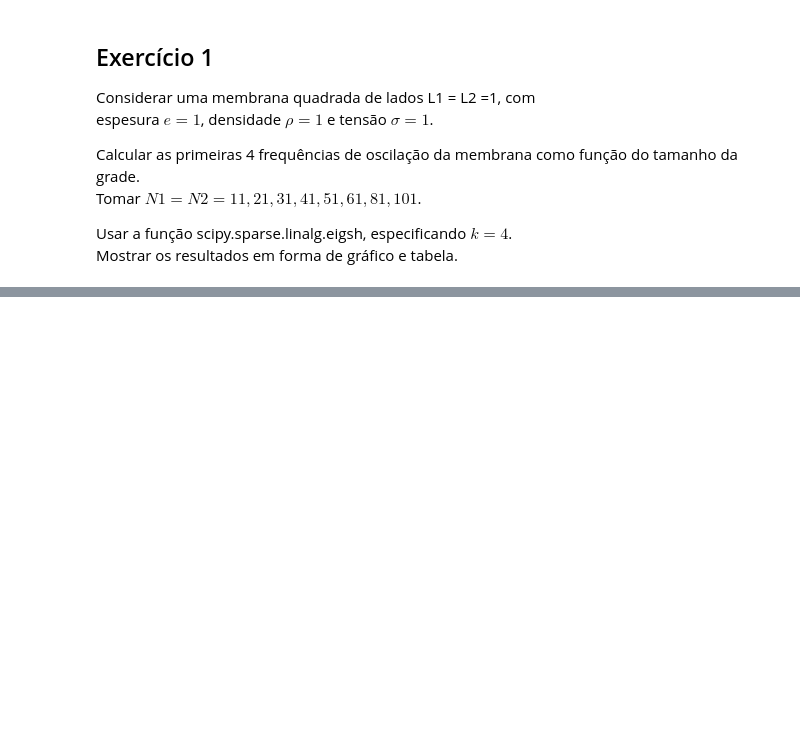
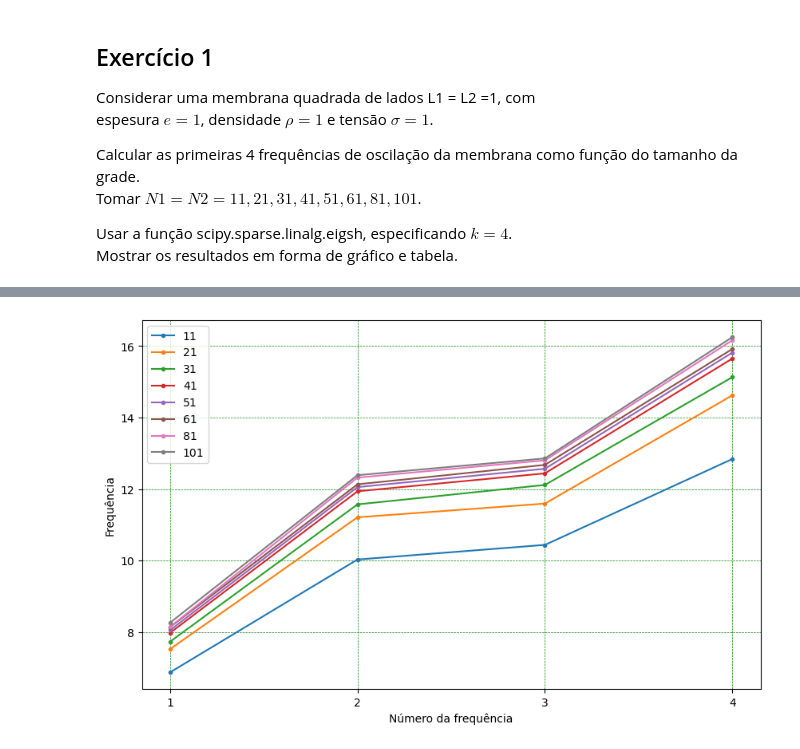
Before and after one commit to Ellocofonseca/C-lculo_Num-rico_Membranasa, a Jupyter notebook: Trabalho2.ipynb, the cells around one changed output, grey strips where cells are left out. Cells and saved outputs as stored; diff of their text form; code cells hidden in the pictures; blank space fills up the shorter version.

```diff
--- a/Trabalho2.ipynb
+++ b/Trabalho2.ipynb
@@ -95,0 +141,40 @@ para uma membrana de forma triangular.<br>
+# %%
+N=[11, 21, 31, 41, 51, 61, 81, 101]    #TAMANHO DAS GRADES ("precisão")
+freqNum=4                              #NUMERO DE FREQUENCIAS QUE SERÃO CALCULADAS
+
+Freq=np.zeros(shape=(len(N),freqNum))  #MATRIZ QUE VAI ARMAZENAR AS FREQUENCIAS DE ACORDO COM O TAMANHO DE GRADE
+
+L1=L2=1         #DISCRETIZAÇÕES DO PROBLEMA
+sigma=rho=e=1
+
+for i in range (len(N)):
+
+    delta=L1/(N[i]-1)   #CALCULO DO DELTA ENTRE CADA PONTO DA GRADE
+    K,M=BuildMatrizesEigenTri(N[i], N[i], sigma, rho, e, delta) #MONTANDO AS MATRIZES KM
+
+    Lam, Q = scp.sparse.linalg.eigsh(K, k=freqNum, M=M, which='SM') #CALCULO DAS 4 PRIMEIRAS FREQUENCIAS DE OSCILACAO
+    omegas = np.sqrt(Lam)
+
+    for j in range (freqNum): #ARMAZENANDO AS FREQUENCIAS ENCONTRADAS
+        Freq[i][j]=omegas[j]
+# %%
+F=[1,2,3,4]
+plt.figure(figsize=(10,6))
+for i in range (len(N)):
+    plt.plot(F[:],Freq.T[:,i],marker = '.')
+plt.grid(color = 'green', linestyle = '--', linewidth = 0.5)
+plt.xlabel("Número da frequência")
+plt.ylabel("Frequência")
+plt.xticks(F)
+plt.legend(N)
+plt.show()
+
+Freq=np.round(Freq,4)
+fig = go.Figure(data=[go.Table(header=dict(values=['N','f1','f2','f3', 'f4']),
+                cells=dict(values=[N,Freq.T[0,:],Freq.T[1,:],Freq.T[2,:],Freq.T[3,:]]))
+                     ])
+fig.update_layout(width=650,height=240,margin_b=1,margin_l=1,margin_r=1,margin_t=50,
+                  title_text="Relação entre tamanho da grade e frequências de oscilação da membrana")
+fig.show()
+# %% [output]
+[figure, added]
```
Also changed, not shown: parts of 7 cells of this notebook, 1 other file.
